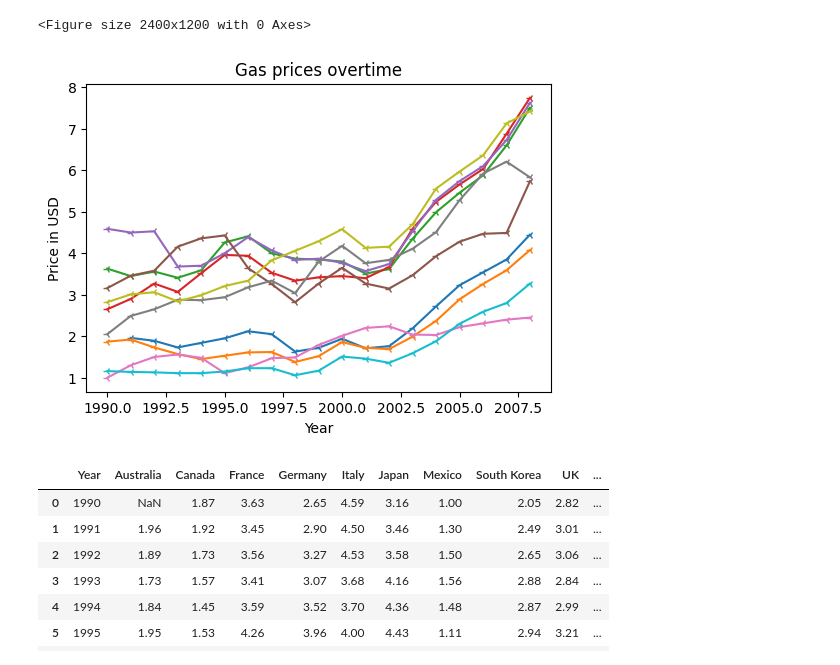
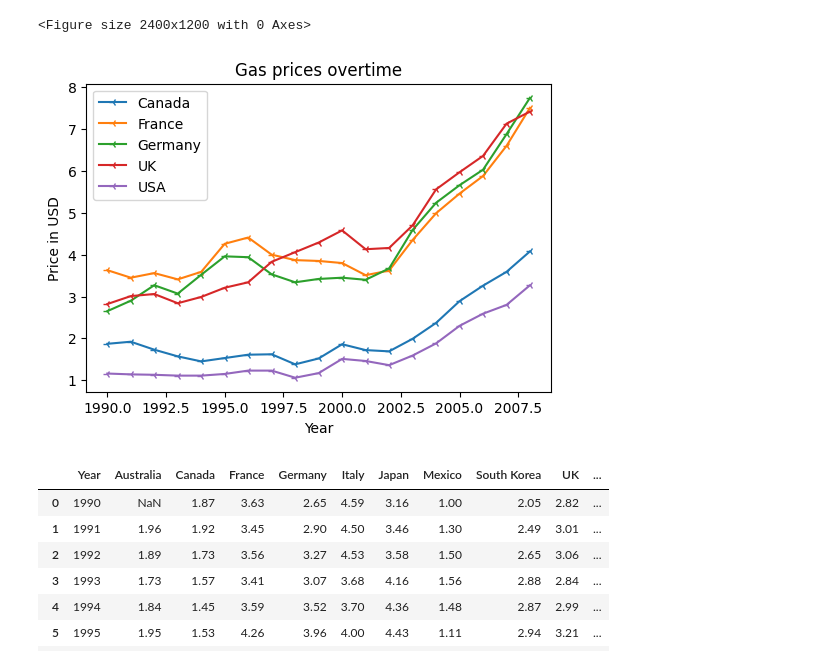
Before and after one commit to carrington-115/intermediate-python, a Jupyter notebook: automate-the-boring-stuff-notes/practice-files/matplotlib-file.ipynb, the cells around one changed output. Saved outputs shown, nothing was run; the diff lists cells and outputs as text; code cells hidden in the pictures.

Commit message:
solved legend error

```diff
--- a/automate-the-boring-stuff-notes/practice-files/matplotlib-file.ipynb
+++ b/automate-the-boring-stuff-notes/practice-files/matplotlib-file.ipynb
@@ -111,23 +111,23 @@ plt.show()
 # %%
 # solving real world problems
 gas = pd.read_csv('static/gas_prices.csv')
 
 plt.figure(figsize=(6, 4), dpi=100)
 plt.title('Gas prices overtime')
 plt.xlabel('Year')
 plt.ylabel('Price in USD')
 
-i = 0
+countries = ['USA', 'Germany', 'France', 'Canada', 'UK']
 for country_gas in gas:
-    if country_gas != 'Year':
-        plt.plot(gas.Year, gas[country_gas], '-3', label=f'{gas[country_gas]}')
+    if country_gas in countries:
+        plt.plot(gas.Year, gas[country_gas], '-3', label=f'{country_gas}')
 
 
-# plt.legend()
+plt.legend()
 
 plt.show()
 # %% [output]
-[figure, old version]
+[figure, new version]
 # %%
 gas
 # %% [output]
```
